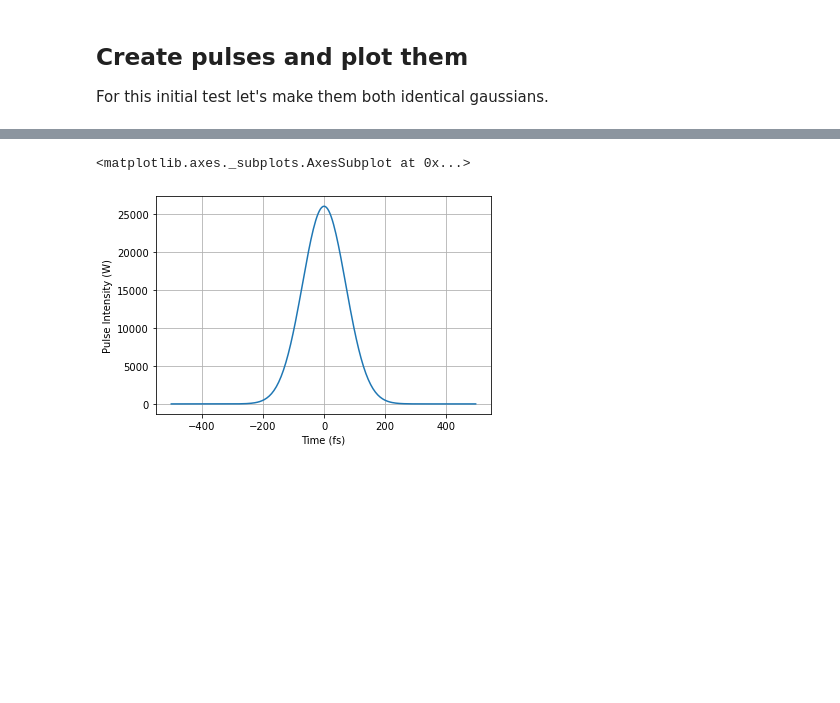
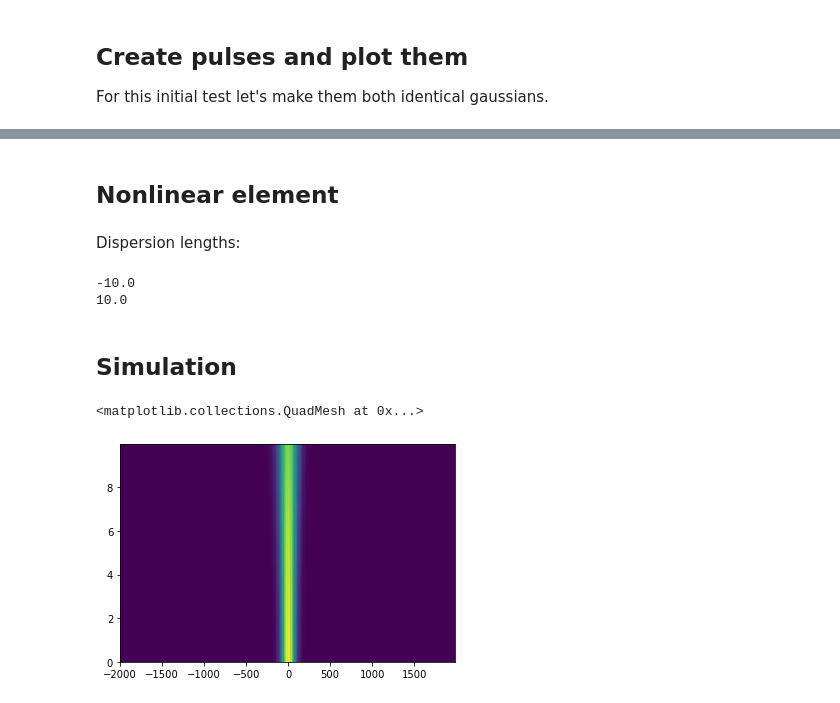
Before and after one commit to ledezmaluism/snow, a Jupyter notebook: Notebooks/Propagation_test_linear.ipynb, the cells around one changed output, grey strips where cells are left out. Drawn from its saved outputs; the diff is of its cells as text; code cells hidden in the pictures; blank space fills up the shorter version.

```diff
--- a/Notebooks/Propagation_test_linear.ipynb
+++ b/Notebooks/Propagation_test_linear.ipynb
@@ -66,5 +78,2 @@ Comb average power = 1154.857 mW
-# %%
-nlo.plot_magsq(t*1e15, pulse)
-# %% [output]
-<matplotlib.axes._subplots.AxesSubplot at 0x...>
-[figure, removed]
+# %% [markdown]
+## Nonlinear element
@@ -70,0 +110,57 @@ nlo.plot_magsq(t*1e15, pulse)
+# %% [markdown]
+Dispersion lengths:
+# %%
+Lda = (tau*1e15)**2/(4*np.log(2)*b2a)
+Ldb = (tau*1e15)**2/(4*np.log(2)*b2b)
+print(Lda)
+print(Ldb)
+# %% [output]
+-10.0
+10.0
+# %%
+def nonlinear_operator(a, b, nlc):
+        f = ifft(nlc*fft(b*np.conj(a)))
+        g = -ifft(nlc*fft(a*a))
+        return np.array([f,g])
+# %%
+def propagate(x, y):
+    steps = int(L/h)
+    x_evol = 1j*np.zeros([x.size, steps])
+    y_evol = 1j*np.zeros([x.size, steps])
+
+    for kz in range(steps):
+        #Linear step
+        x = ifft(Da*fft(x))
+        y = ifft(Db*fft(y))
+
+        #Nonlinear step
+        #Runge-Kutta 4th order
+        [k1, l1] = h*nonlinear_operator(x,y,nlc)
+        [k2, l2] = h*nonlinear_operator(x+k1/2,y+l1/2,nlc)
+        [k3, l3] = h*nonlinear_operator(x+k2/2,y+l2/2,nlc)
+        [k4, l4] = h*nonlinear_operator(x+k3,y+l3,nlc)
+
+        x = x + (1/6)*(k1+2*k2+2*k3+k4)
+        y = y + (1/6)*(l1+2*l2+2*l3+l4)
+
+        x_evol[:,kz] = x
+        y_evol[:,kz] = y
+
+    return x, y, x_evol, y_evol
+# %% [markdown]
+## Simulation
+# %%
+#Length and step size
+h = 1e-3/100
+L = 10e-3
+Da = np.exp(-h*Da)
+Db = np.exp(-h*Db)
+
+a, b, a_evol, b_evol = propagate(pulse, pulse)
+# %%
+steps = np.size(a_evol, 1)
+X,Y = np.meshgrid(t*1e15, np.arange(steps)*h*1e3)
+plt.pcolormesh(X, Y, np.transpose(abs(a_evol)))
+# %% [output]
+<matplotlib.collections.QuadMesh at 0x...>
+[figure, added]
```
Also changed, not shown: parts of 7 cells of this notebook.
